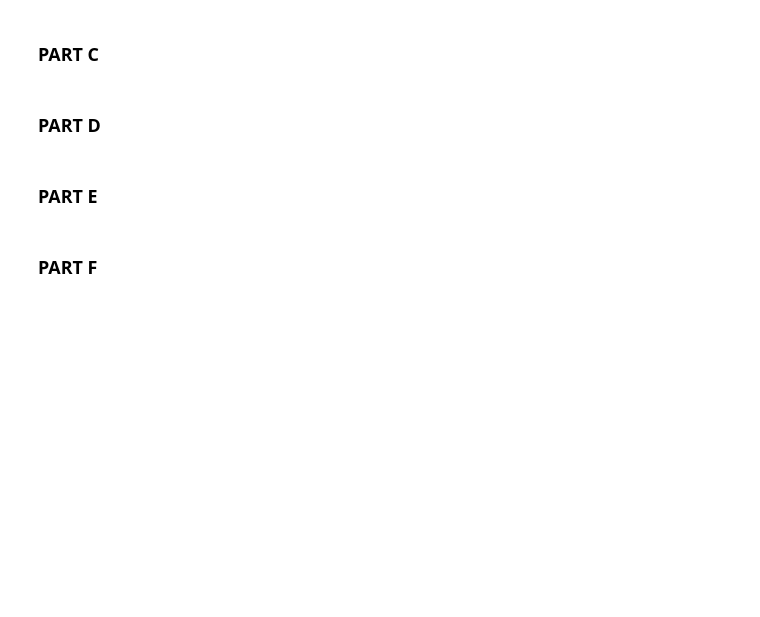
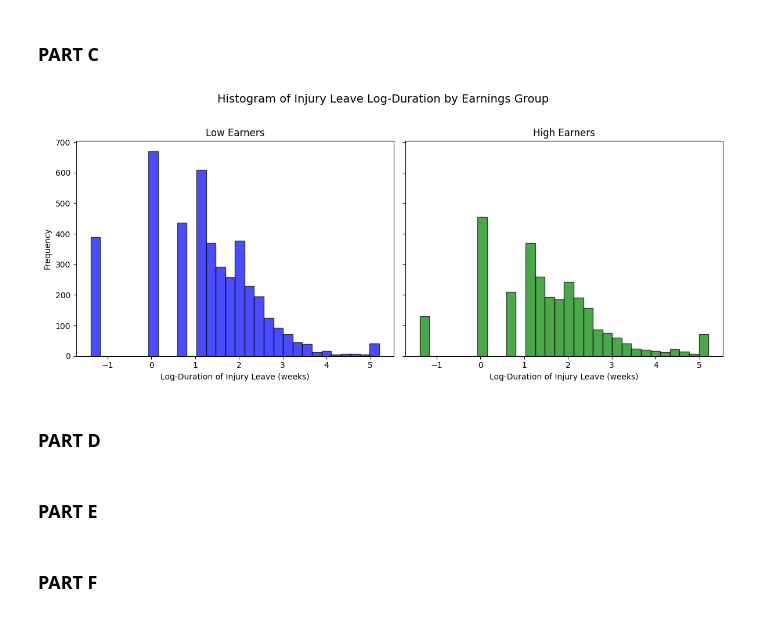
Before and after one commit to 3venthatguy/Coursework-OSU, a Jupyter notebook: ECON_5420/PS3/PS3_3.ipynb, the cells around one changed output. Saved outputs shown, nothing was run; the diff lists cells and outputs as text; code cells hidden in the pictures; blank space fills up the shorter version.

```diff
--- a/ECON_5420/PS3/PS3_3.ipynb
+++ b/ECON_5420/PS3/PS3_3.ipynb
@@ -16,5 +88,18 @@ ModuleNotFoundError: No module named 'wooldridge'
 # %% [markdown]
 ### PART C
+# %%
+ldurat_highearn = data['ldurat'][data['highearn'] == 1]
+ldurat_lowearn = data['ldurat'][data['highearn'] == 0]
+
+plot_histograms(
+    data_list=[ldurat_lowearn, ldurat_highearn],
+    titles=['Low Earners', 'High Earners'],
+    xlabel='Log-Duration of Injury Leave (weeks)',
+    ylabel='Frequency',
+    overall_title='Histogram of Injury Leave Log-Duration by Earnings Group'
+)
+# %% [output]
+[figure, added]
 # %% [markdown]
 ### PART D
 # %% [markdown]
```
Also changed, not shown: parts of 6 cells of this notebook.
